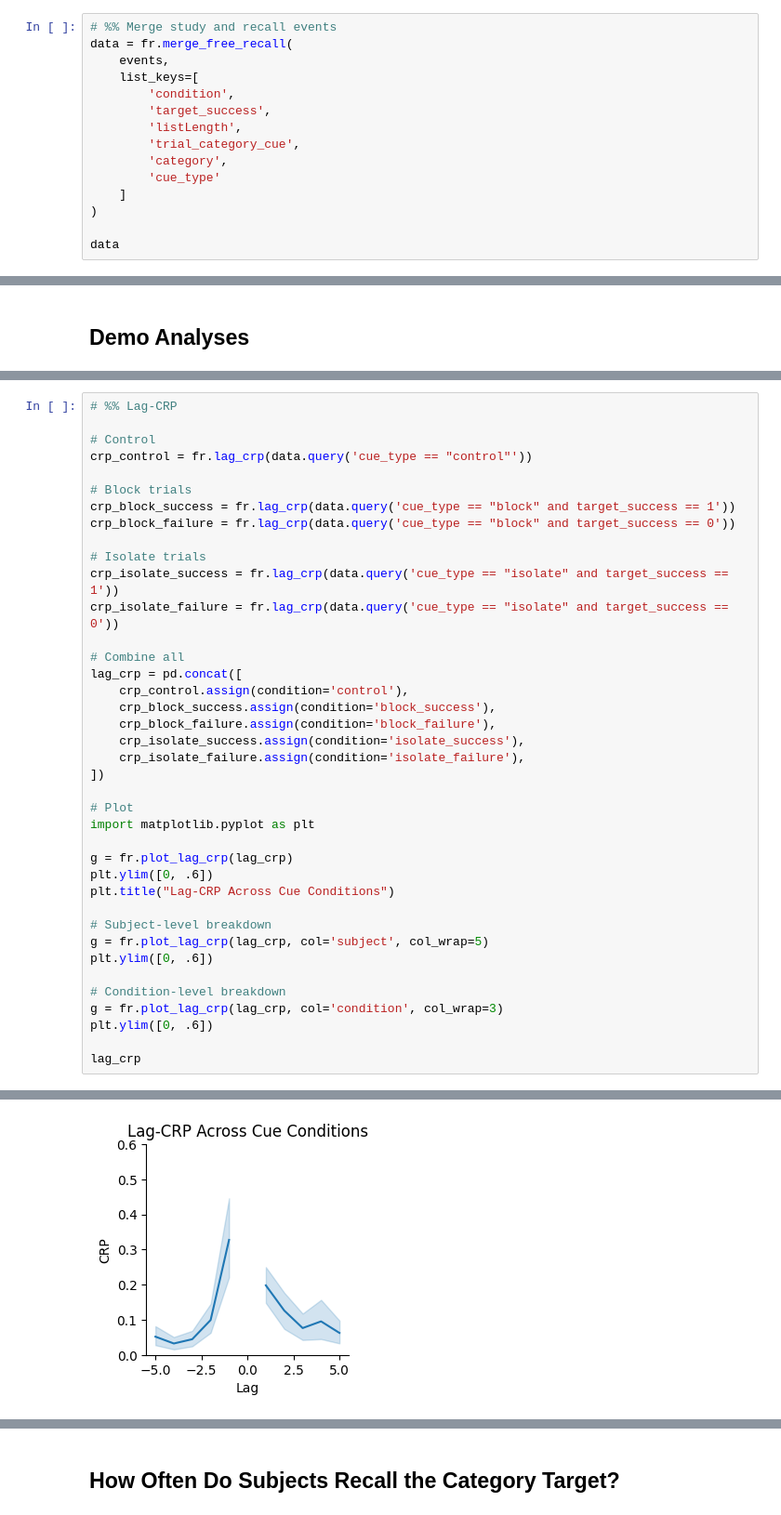
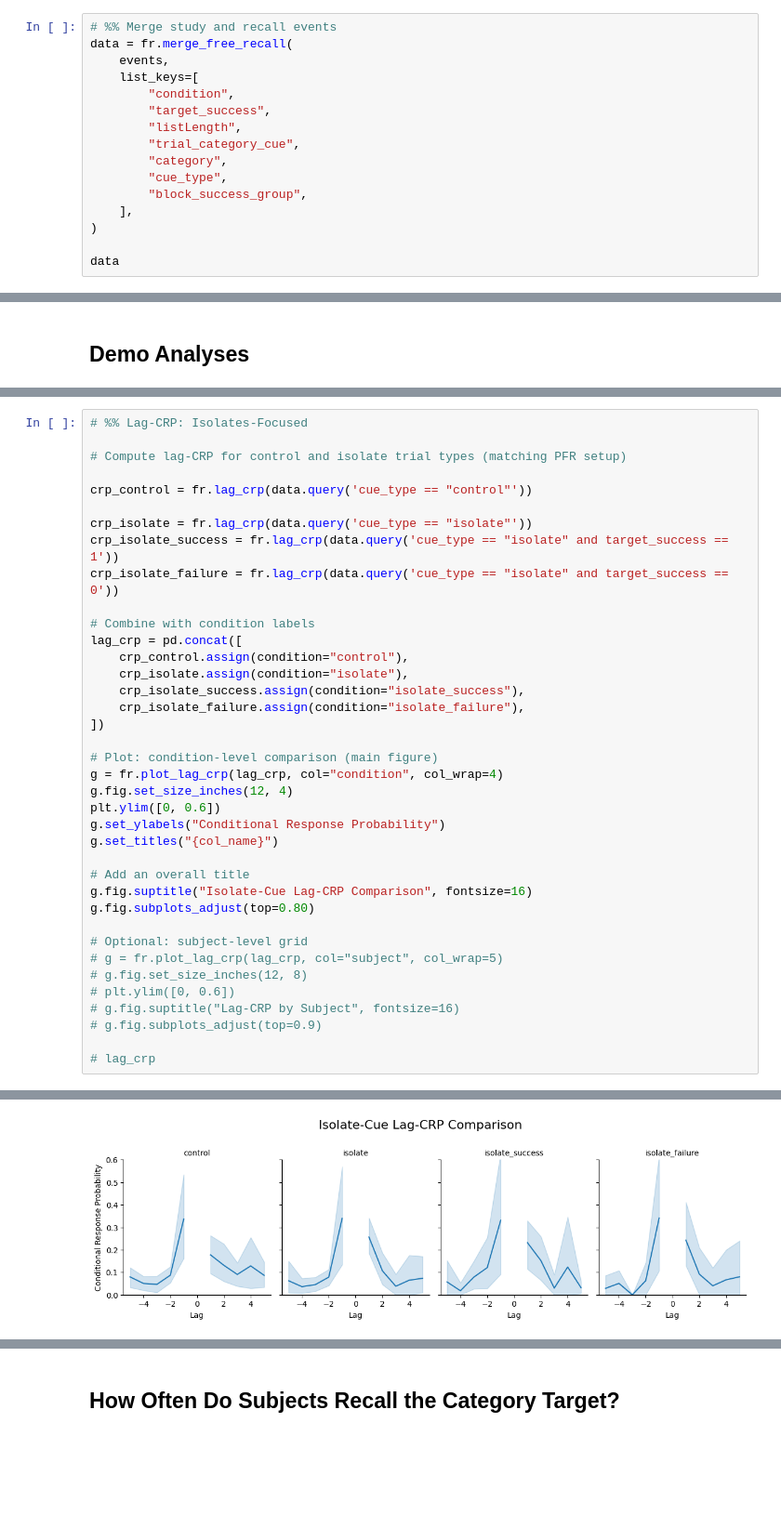
Before and after one commit to vucml/online_experiments, a Jupyter notebook: experiments/block_cat/export_to_psifr_andrew.ipynb, the cells around one changed output, grey strips where cells are left out. Shown at 93% size. Saved outputs shown, nothing was run; the diff lists cells and outputs as text; blank space fills up the shorter version.

```diff
--- a/experiments/block_cat/export_to_psifr_andrew.ipynb
+++ b/experiments/block_cat/export_to_psifr_andrew.ipynb
@@ -131,13 +171,14 @@ events.head()
 data = fr.merge_free_recall(
     events,
     list_keys=[
-        'condition',
-        'target_success',
-        'listLength',
-        'trial_category_cue',
-        'category',
-        'cue_type'
-    ]
+        "condition",
+        "target_success",
+        "listLength",
+        "trial_category_cue",
+        "category",
+        "cue_type",
+        "block_success_group",
+    ],
 )
 
 data
@@ -311,40 +417,39 @@ Is lag-contiguity disrupted by our category cueing?
 # %%
-# %% Lag-CRP
+# %% Lag-CRP: Isolates-Focused
 
-# Control
+# Compute lag-CRP for control and isolate trial types (matching PFR setup)
+
 crp_control = fr.lag_crp(data.query('cue_type == "control"'))
 
-# Block trials
-crp_block_success = fr.lag_crp(data.query('cue_type == "block" and target_success == 1'))
-crp_block_failure = fr.lag_crp(data.query('cue_type == "block" and target_success == 0'))
-
-# Isolate trials
+crp_isolate = fr.lag_crp(data.query('cue_type == "isolate"'))
 crp_isolate_success = fr.lag_crp(data.query('cue_type == "isolate" and target_success == 1'))
 crp_isolate_failure = fr.lag_crp(data.query('cue_type == "isolate" and target_success == 0'))
 
-# Combine all
+# Combine with condition labels
 lag_crp = pd.concat([
-    crp_control.assign(condition='control'),
-    crp_block_success.assign(condition='block_success'),
-    crp_block_failure.assign(condition='block_failure'),
-    crp_isolate_success.assign(condition='isolate_success'),
-    crp_isolate_failure.assign(condition='isolate_failure'),
+    crp_control.assign(condition="control"),
+    crp_isolate.assign(condition="isolate"),
+    crp_isolate_success.assign(condition="isolate_success"),
+    crp_isolate_failure.assign(condition="isolate_failure"),
 ])
 
-# Plot
-import matplotlib.pyplot as plt
+# Plot: condition-level comparison (main figure)
+g = fr.plot_lag_crp(lag_crp, col="condition", col_wrap=4)
+g.fig.set_size_inches(12, 4)
+plt.ylim([0, 0.6])
+g.set_ylabels("Conditional Response Probability")
+g.set_titles("{col_name}")
 
-g = fr.plot_lag_crp(lag_crp)
-plt.ylim([0, .6])
-plt.title("Lag-CRP Across Cue Conditions")
+# Add an overall title
+g.fig.suptitle("Isolate-Cue Lag-CRP Comparison", fontsize=16)
+g.fig.subplots_adjust(top=0.80)
 
-# Subject-level breakdown
-g = fr.plot_lag_crp(lag_crp, col='subject', col_wrap=5)
-plt.ylim([0, .6])
+# Optional: subject-level grid
+# g = fr.plot_lag_crp(lag_crp, col="subject", col_wrap=5)
+# g.fig.set_size_inches(12, 8)
+# plt.ylim([0, 0.6])
+# g.fig.suptitle("Lag-CRP by Subject", fontsize=16)
+# g.fig.subplots_adjust(top=0.9)
 
-# Condition-level breakdown
-g = fr.plot_lag_crp(lag_crp, col='condition', col_wrap=3)
-plt.ylim([0, .6])
-
-lag_crp
+# lag_crp
 # %% [output]
@@ -364 +456 @@ lag_crp
-[figure, old version]
+[figure, new version]
```
Also changed, not shown: parts of 47 cells of this notebook, 7 other files.
